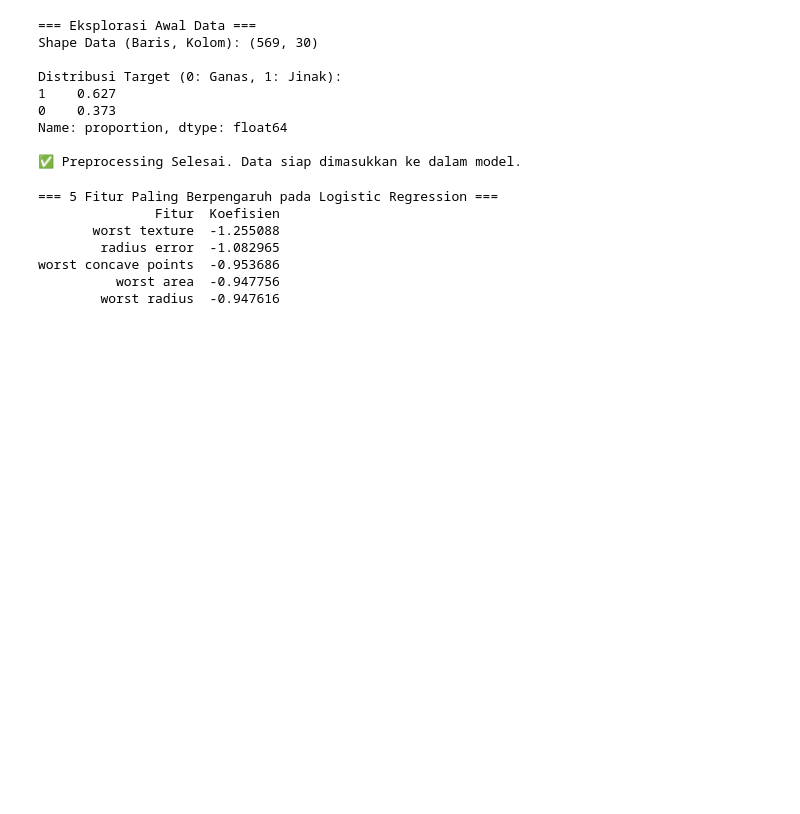
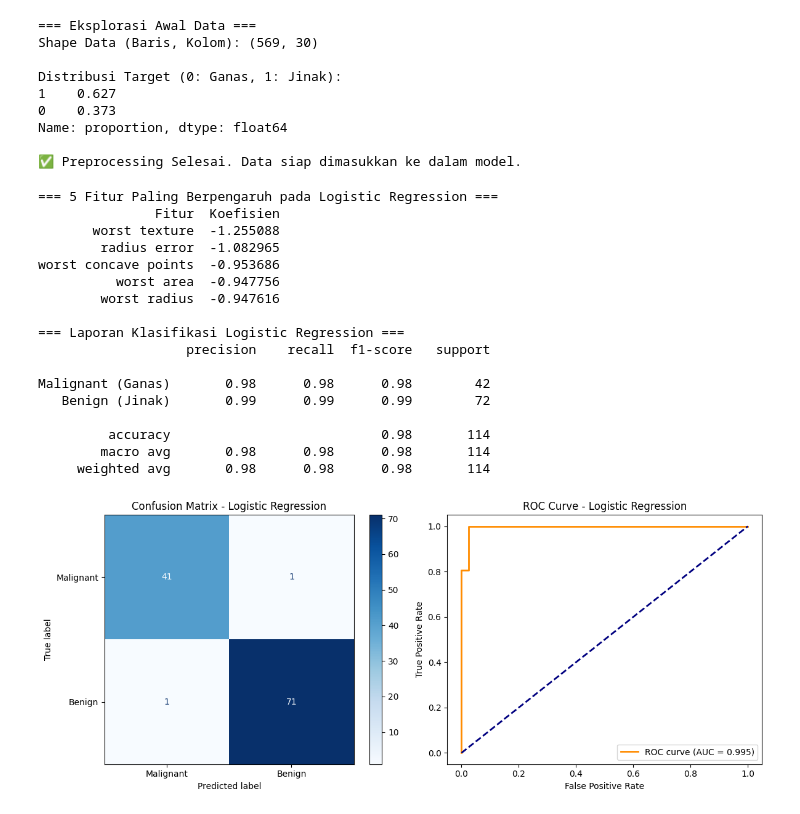
Before and after one commit to riza93n-hub/data-science-2026, a Jupyter notebook: Pertemuan9_RIZA_250401020014.ipynb, the cells around one changed output. Drawn from its saved outputs; the diff is of its cells as text; code cells hidden in the pictures; blank space fills up the shorter version.

```diff
--- a/Pertemuan9_RIZA_250401020014.ipynb
+++ b/Pertemuan9_RIZA_250401020014.ipynb
@@ -48,31 +48,66 @@ Name: proportion, dtype: float64
 ✅ Preprocessing Selesai. Data siap dimasukkan ke dalam model.
 # %%
 from sklearn.linear_model import LogisticRegression
+from sklearn.metrics import classification_report, confusion_matrix, ConfusionMatrixDisplay, roc_curve, auc
+import matplotlib.pyplot as plt
 
 # =====================================================================
 # LANGKAH 3: LATIH LOGISTIC REGRESSION
 # =====================================================================
-log_model = LogisticRegression(max_iter=5000)
+log_model = LogisticRegression(max_iter=5000, random_state=42)
 log_model.fit(X_train_s, y_train)
 y_pred_log = log_model.predict(X_test_s)
+y_prob_log = log_model.predict_proba(X_test_s)[:, 1]
 
 coef_df = pd.DataFrame({
     'Fitur': X.columns,
     'Koefisien': log_model.coef_[0]
 })
 
 coef_df['Abs_Koefisien'] = coef_df['Koefisien'].abs()
 coef_df = coef_df.sort_values('Abs_Koefisien', ascending=False).drop('Abs_Koefisien', axis=1)
 
 print('=== 5 Fitur Paling Berpengaruh pada Logistic Regression ===')
 print(coef_df.head().to_string(index=False))
+
+print('\n=== Laporan Klasifikasi Logistic Regression ===')
+print(classification_report(y_test, y_pred_log, target_names=['Malignant (Ganas)', 'Benign (Jinak)']))
+
+# Visualisasi Confusion Matrix & ROC Curve
+fig, axes = plt.subplots(1, 2, figsize=(12, 5))
+cm_log = confusion_matrix(y_test, y_pred_log)
+ConfusionMatrixDisplay(cm_log, display_labels=['Malignant', 'Benign']).plot(ax=axes[0], cmap='Blues')
+axes[0].set_title('Confusion Matrix - Logistic Regression')
+
+fpr, tpr, _ = roc_curve(y_test, y_prob_log)
+roc_auc = auc(fpr, tpr)
+axes[1].plot(fpr, tpr, color='darkorange', lw=2, label=f'ROC curve (AUC = {roc_auc:.3f})')
+axes[1].plot([0, 1], [0, 1], color='navy', lw=2, linestyle='--')
+axes[1].set_xlabel('False Positive Rate')
+axes[1].set_ylabel('True Positive Rate')
+axes[1].set_title('ROC Curve - Logistic Regression')
+axes[1].legend(loc='lower right')
+
+plt.tight_layout()
+plt.show()
 # %% [output]
 === 5 Fitur Paling Berpengaruh pada Logistic Regression ===
                Fitur  Koefisien
        worst texture  -1.255088
         radius error  -1.082965
 worst concave points  -0.953686
           worst area  -0.947756
         worst radius  -0.947616
+
+=== Laporan Klasifikasi Logistic Regression ===
+                   precision    recall  f1-score   support
+
+Malignant (Ganas)       0.98      0.98      0.98        42
+   Benign (Jinak)       0.99      0.99      0.99        72
+
+         accuracy                           0.98       114
+        macro avg       0.98      0.98      0.98       114
+     weighted avg       0.98      0.98      0.98       114
+[figure, added]
 # %%
 from sklearn.tree import DecisionTreeClassifier, plot_tree
```
Also changed, not shown: parts of 5 cells of this notebook.
